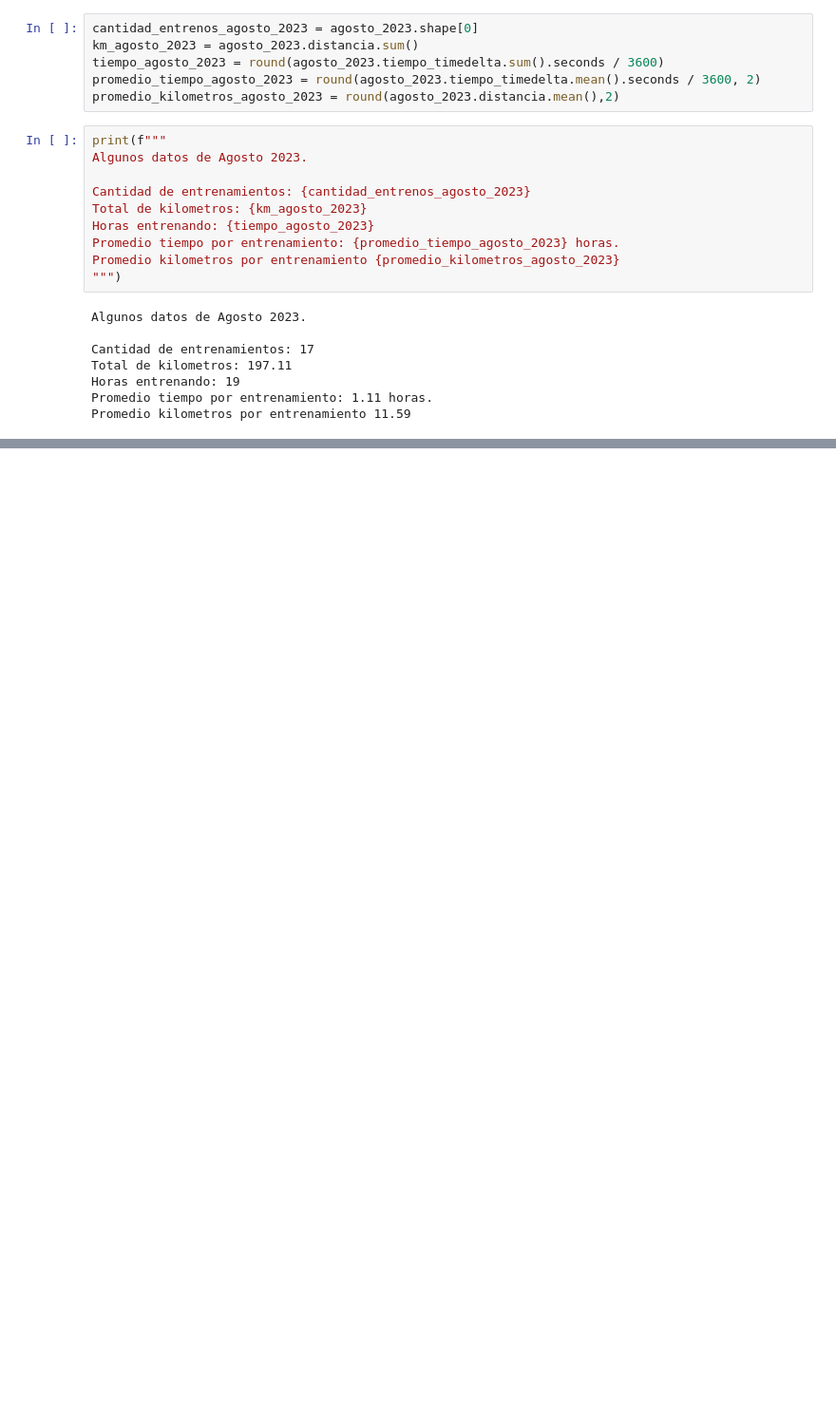
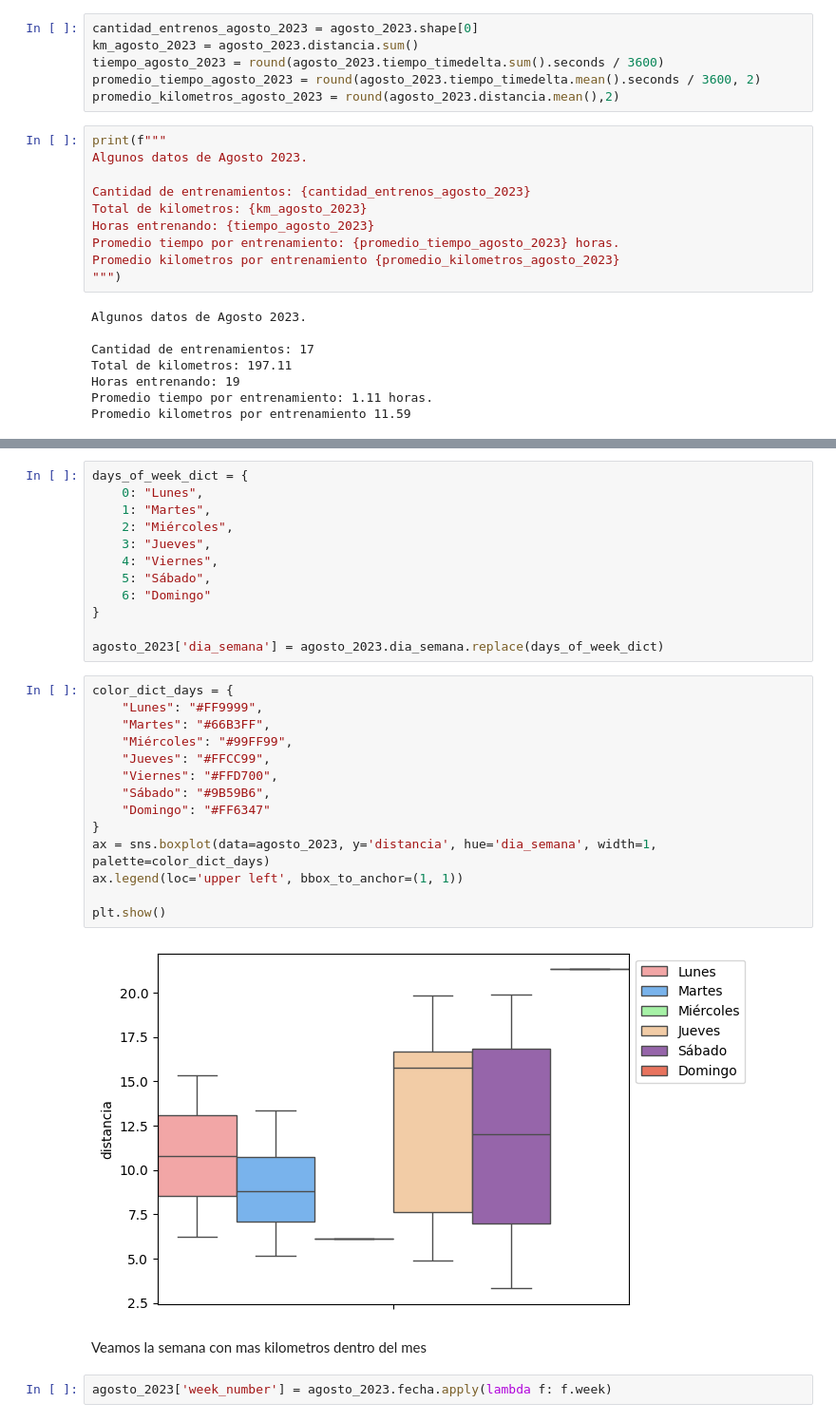
Before and after one commit to fluchetti45/running_analysis, a Jupyter notebook: python/Entrenamientos.ipynb, the cells around one changed output, grey strips where cells are left out. Shown at 95% size. Drawn from its saved outputs; the diff is of its cells as text; blank space fills up the shorter version.

```diff
--- a/python/Entrenamientos.ipynb
+++ b/python/Entrenamientos.ipynb
@@ -615,0 +637,32 @@ Promedio kilometros por entrenamiento 11.59
+# %%
+days_of_week_dict = {
+    0: "Lunes",
+    1: "Martes",
+    2: "Miércoles",
+    3: "Jueves",
+    4: "Viernes",
+    5: "Sábado",
+    6: "Domingo"
+}
+
+agosto_2023['dia_semana'] = agosto_2023.dia_semana.replace(days_of_week_dict)
+# %%
+color_dict_days = {
+    "Lunes": "#FF9999",
+    "Martes": "#66B3FF",
+    "Miércoles": "#99FF99",
+    "Jueves": "#FFCC99",
+    "Viernes": "#FFD700",
+    "Sábado": "#9B59B6",
+    "Domingo": "#FF6347"
+}
+ax = sns.boxplot(data=agosto_2023, y='distancia', hue='dia_semana', width=1, palette=color_dict_days)
+ax.legend(loc='upper left', bbox_to_anchor=(1, 1))
+
+plt.show()
+# %% [output]
+[figure, added]
+# %% [markdown]
+Veamos la semana con mas kilometros dentro del mes
+# %%
+agosto_2023['week_number'] = agosto_2023.fecha.apply(lambda f: f.week)
```
Also changed, not shown: parts of 36 cells of this notebook.
